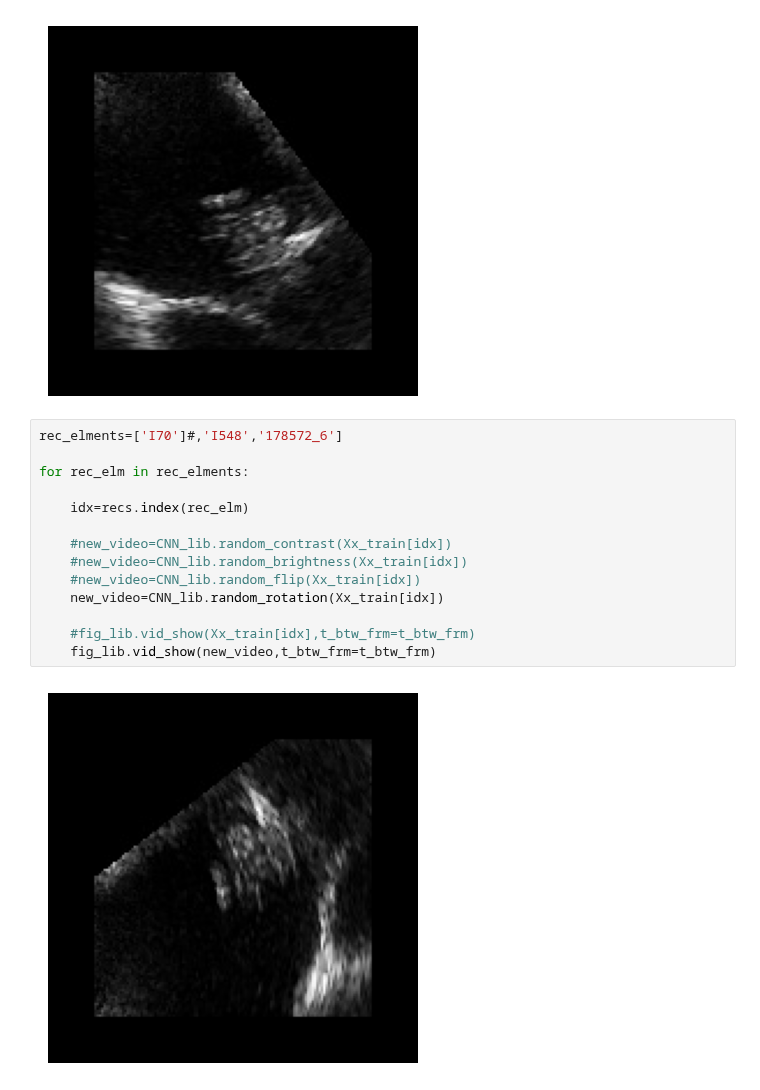
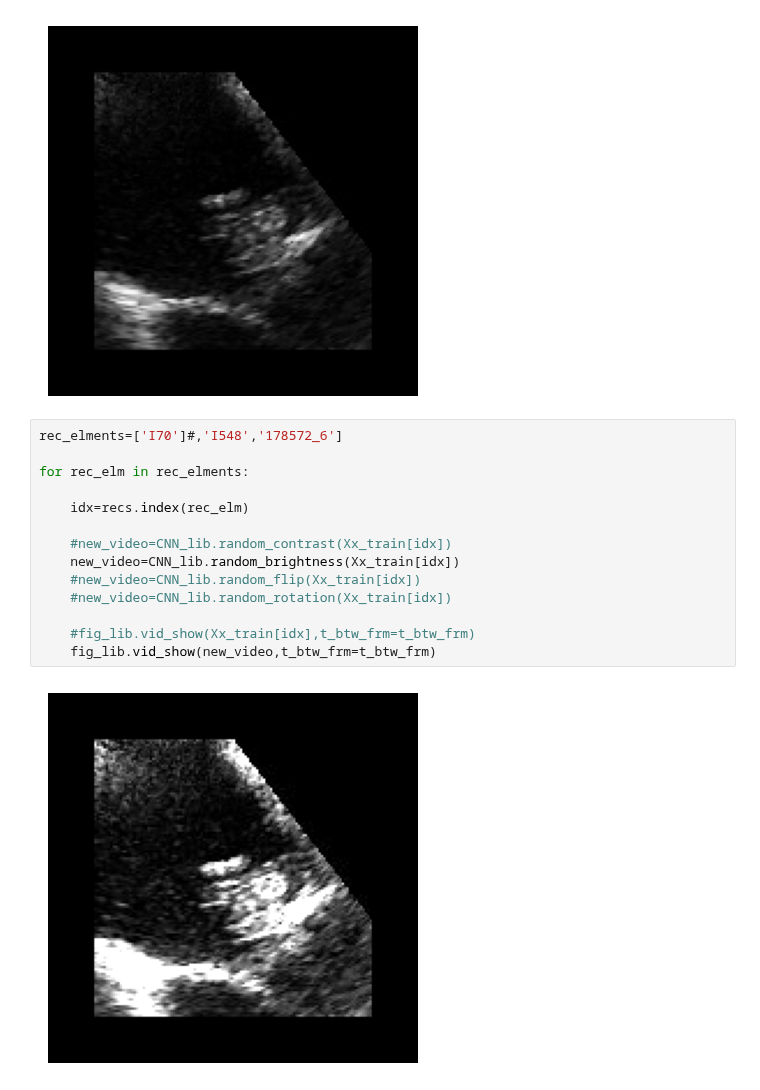
Before and after one commit to DanPinGar/python-machine-learning, a Jupyter notebook: emboendo_ML/embo_CNN_lab/CNN_lab_AUGMENTATION_PlAY.ipynb, the cells around one changed output. Cells and saved outputs as stored; diff of their text form.

```diff
--- a/emboendo_ML/embo_CNN_lab/CNN_lab_AUGMENTATION_PlAY.ipynb
+++ b/emboendo_ML/embo_CNN_lab/CNN_lab_AUGMENTATION_PlAY.ipynb
@@ -82,16 +82,16 @@ for rec_elm in rec_elments:
 # %%
 rec_elments=['I70']#,'I548','178572_6']
 
 for rec_elm in rec_elments:
 
     idx=recs.index(rec_elm)
 
     #new_video=CNN_lib.random_contrast(Xx_train[idx])
-    #new_video=CNN_lib.random_brightness(Xx_train[idx])
+    new_video=CNN_lib.random_brightness(Xx_train[idx])
     #new_video=CNN_lib.random_flip(Xx_train[idx])
-    new_video=CNN_lib.random_rotation(Xx_train[idx])
+    #new_video=CNN_lib.random_rotation(Xx_train[idx])
 
     #fig_lib.vid_show(Xx_train[idx],t_btw_frm=t_btw_frm)
     fig_lib.vid_show(new_video,t_btw_frm=t_btw_frm)
 # %% [output]
-[figure, old version]
+[figure, new version]
```
Also changed, not shown: 4 other files.
